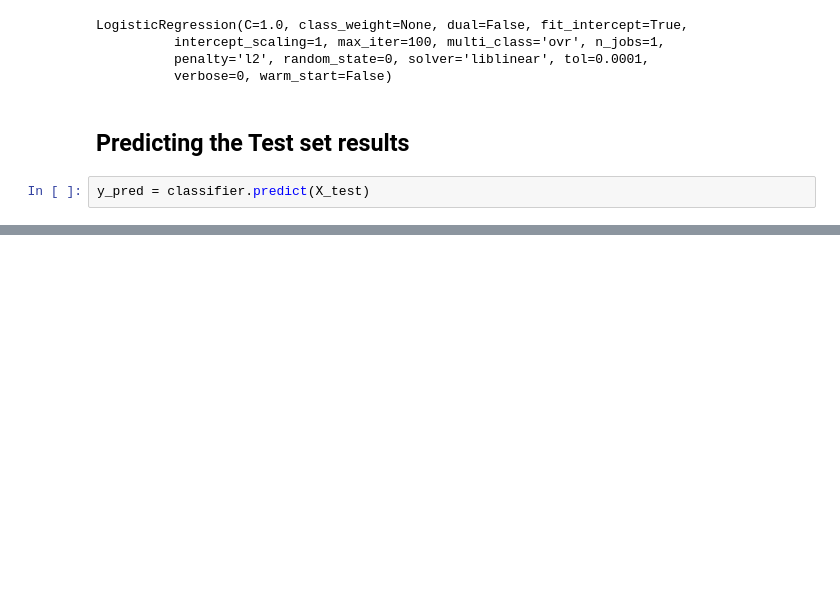
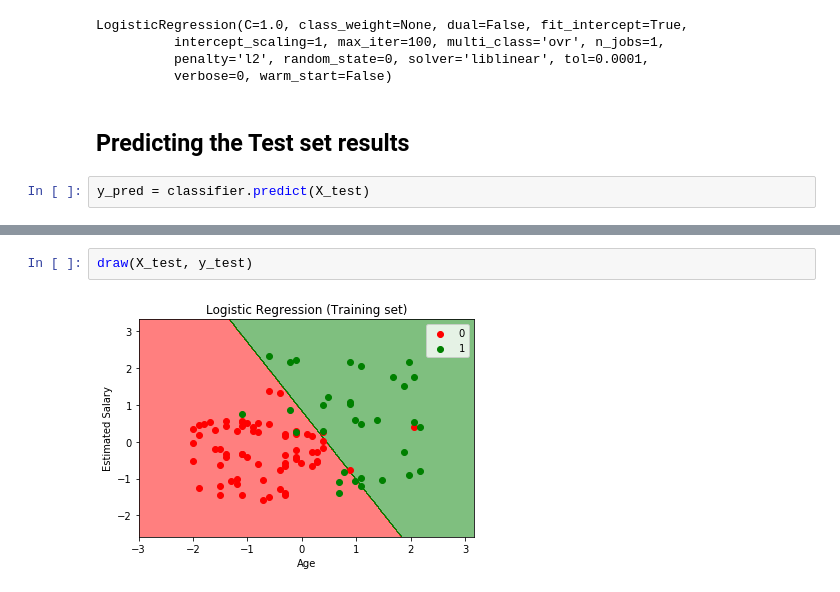
Before and after one commit to satyrius/machine-learning-az, a Jupyter notebook: part_03_classification/s14_logistic_regression.ipynb, the cells around one changed output, grey strips where cells are left out. Cells and saved outputs as stored; diff of their text form; blank space fills up the shorter version.

```diff
--- a/part_03_classification/s14_logistic_regression.ipynb
+++ b/part_03_classification/s14_logistic_regression.ipynb
@@ -45,0 +79,4 @@ y_pred = classifier.predict(X_test)
+# %%
+draw(X_test, y_test)
+# %% [output]
+[figure, added]
```
Also changed, not shown: parts of 7 cells of this notebook.
